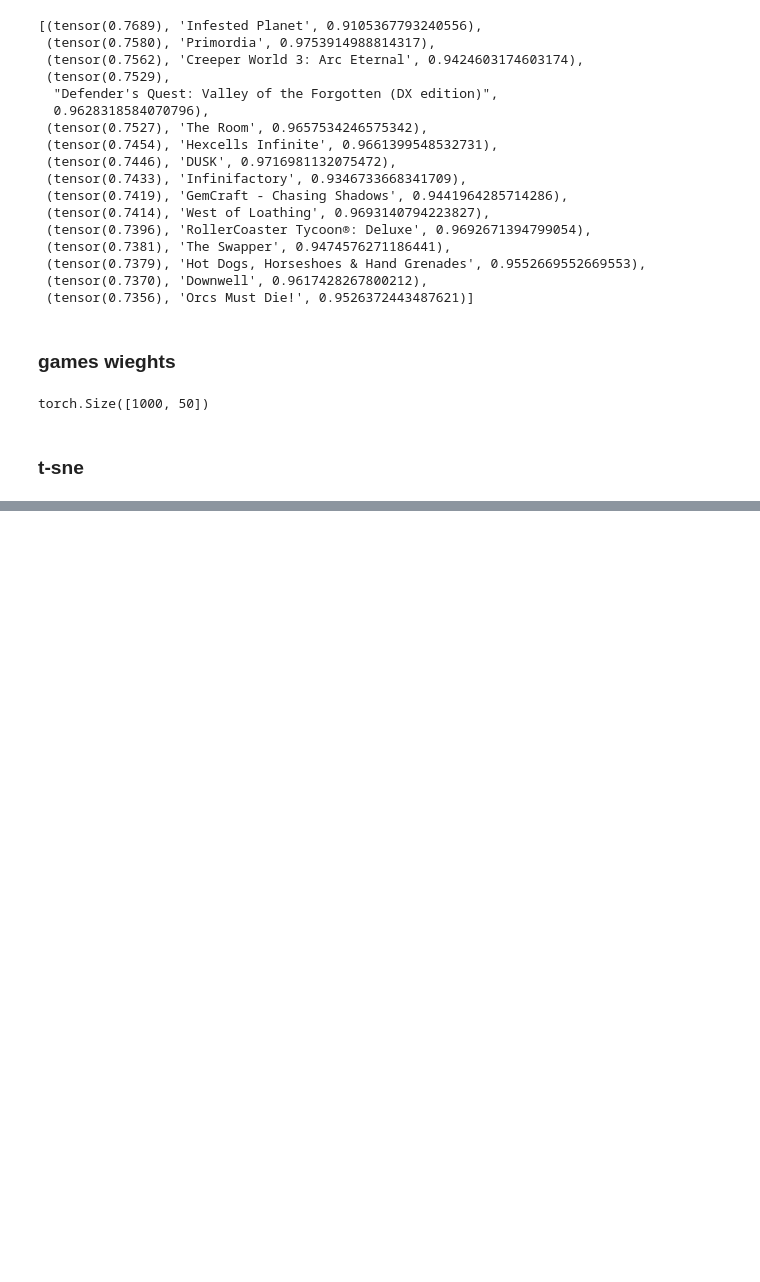
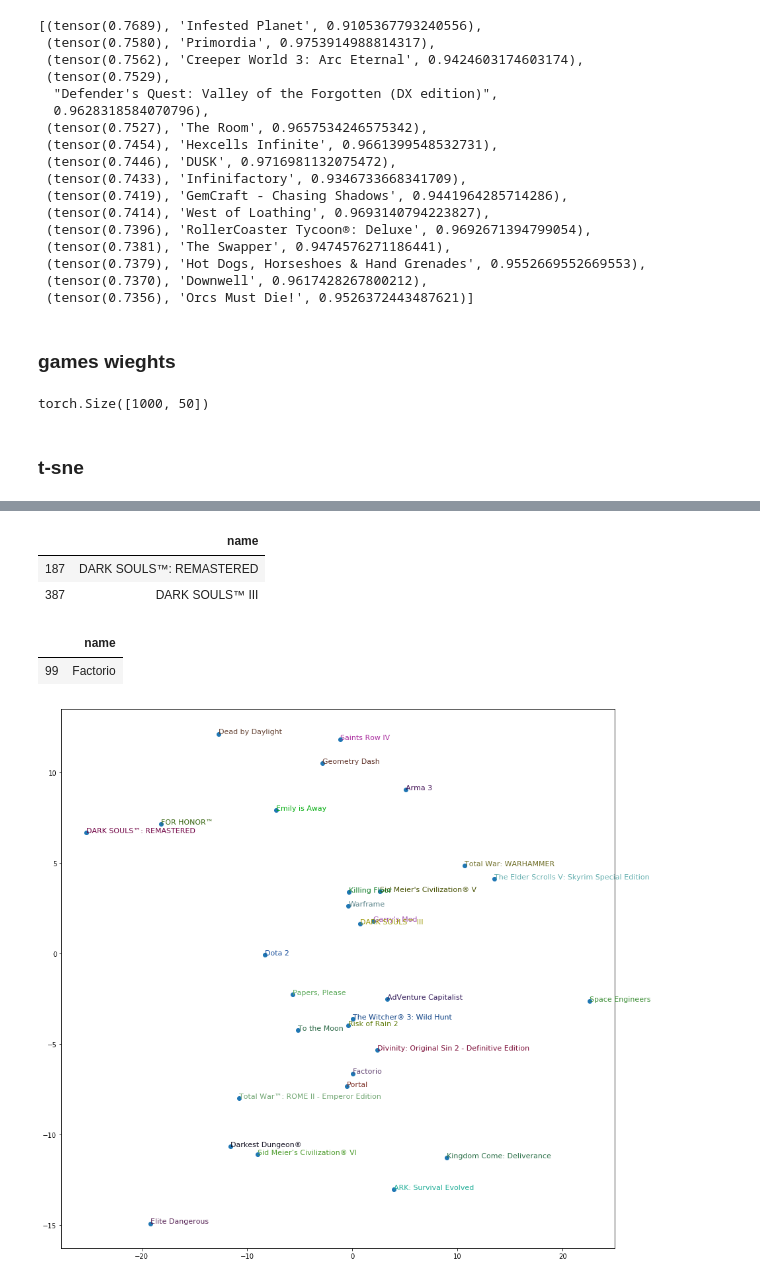
Before and after one commit to gsajko/steam-reviews, a Jupyter notebook: games-embeddings-tsne.ipynb, the cells around one changed output, grey strips where cells are left out. Cells and saved outputs as stored; diff of their text form; code cells hidden in the pictures; blank space fills up the shorter version.

Commit message:
done simple tsne on embeddings

```diff
--- a/games-embeddings-tsne.ipynb
+++ b/games-embeddings-tsne.ipynb
@@ -176,0 +197,2 @@ torch.Size([1000, 50])
+# %%
+fac0, fac1 = games_tsne.transpose()
@@ -176,0 +297,28 @@ torch.Size([1000, 50])
+# %%
+df[df["name"].str.contains("DARK SOULS")]
+# %% [output]
+|  | name |
+| 187 | DARK SOULS™: REMASTERED |
+| 387 | DARK SOULS™ III |
+# %%
+df[df["name"].str.contains("Factor")]
+# %% [output]
+|  | name |
+| 99 | Factorio |
+# %%
+my_fav_games_idx = [187, 387, 99]
+# %%
+idxs = list(range(27))
+# %%
+for i in my_fav_games_idx:
+    idxs.append(i)
+# %%
+X = fac0[idxs]
+Y = fac1[idxs]
+plt.figure(figsize=(15,15))
+plt.scatter(X, Y)
+for i, x, y in zip(games_most_reviews[idxs], X, Y):
+    plt.text(x,y,i, color=np.random.rand(3)*0.7, fontsize=11)
+plt.show()
+# %% [output]
+[figure, added]
```
Also changed, not shown: parts of 13 cells of this notebook.
